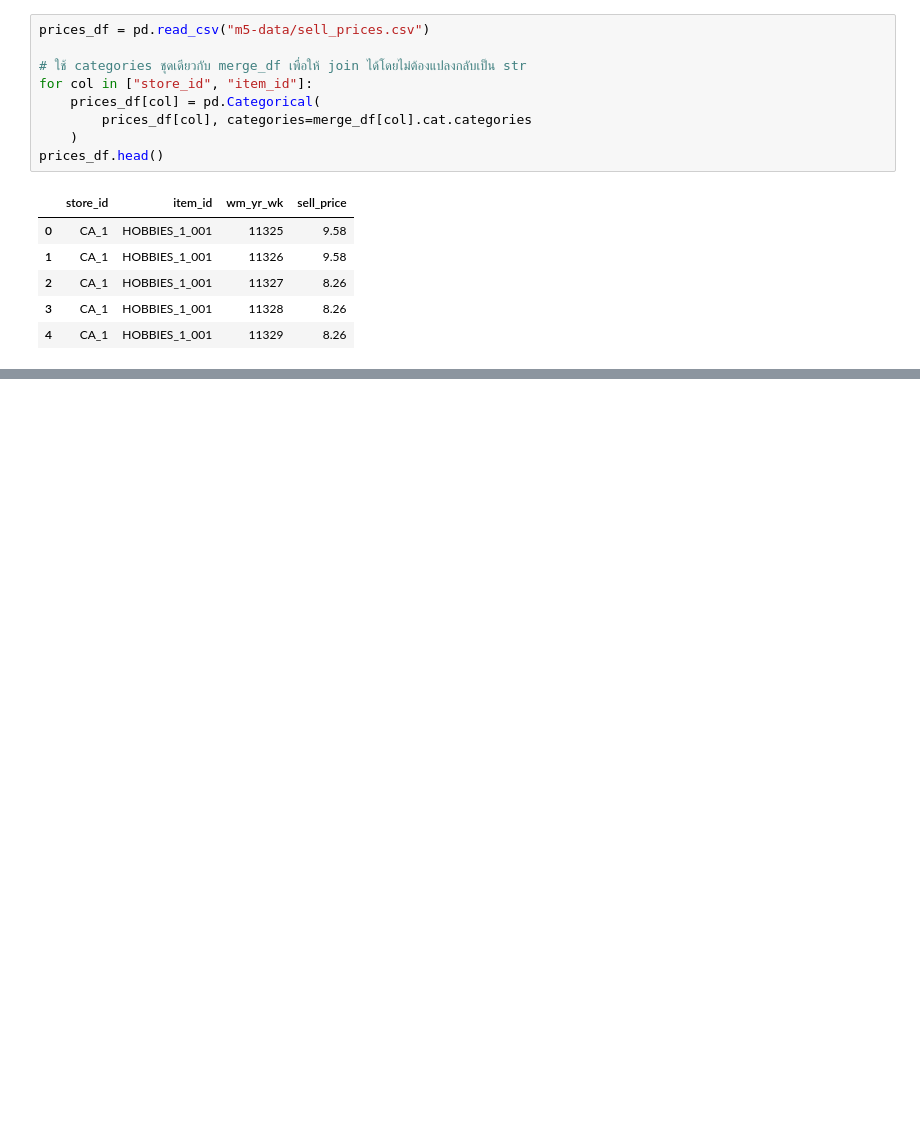
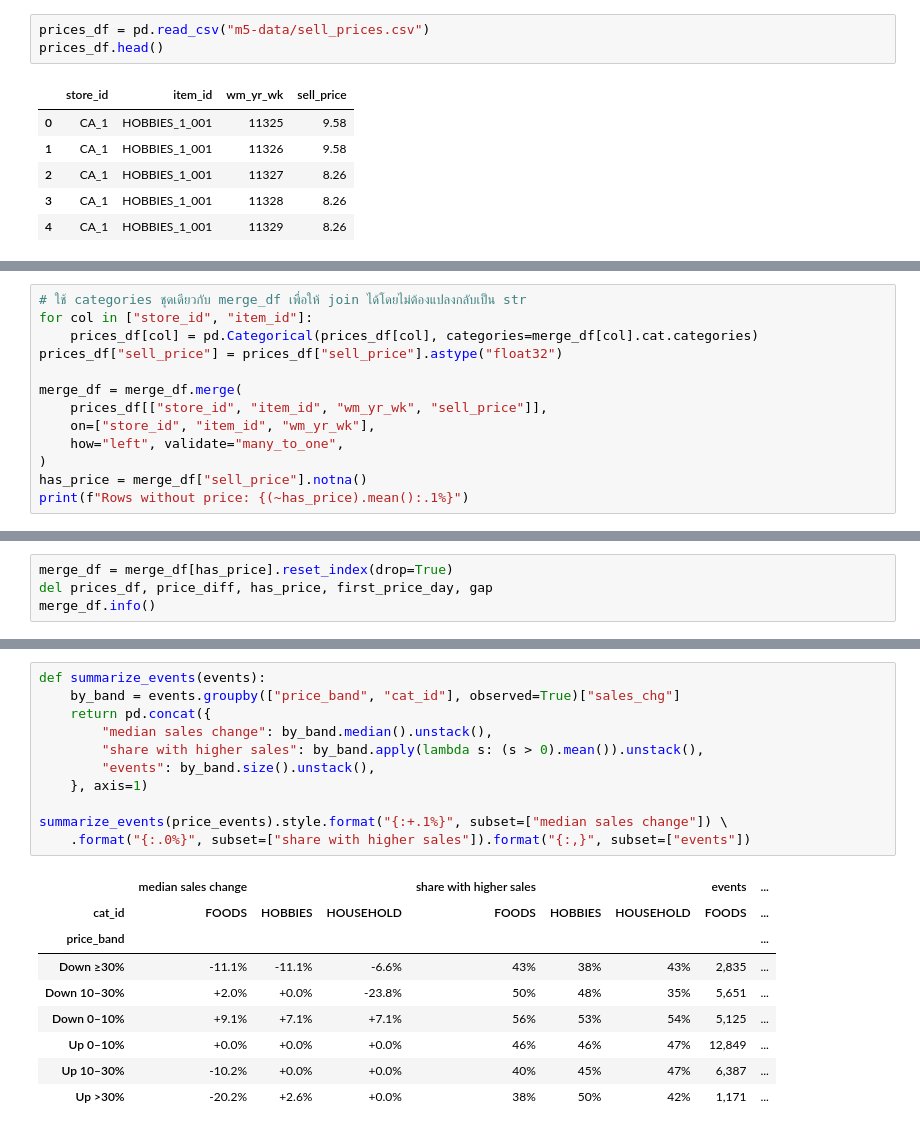
Before and after one commit to fpatt/kaggle-m5-accuracy, a Jupyter notebook: eda.ipynb, the cells around one changed output, grey strips where cells are left out. Cells and saved outputs as stored; diff of their text form; blank space fills up the shorter version.

Commit message:
feat(eda): add price, sales pattern analysis and feature summary

```diff
--- a/eda.ipynb
+++ b/eda.ipynb
@@ -290,11 +283,5 @@ snap_sales.style.format({"non_snap": "{:.3f}", "snap": "{:.3f}", "lift": "{:+.1%
 # %%
 prices_df = pd.read_csv("m5-data/sell_prices.csv")
-
-# ใช้ categories ชุดเดียวกับ merge_df เพื่อให้ join ได้โดยไม่ต้องแปลงกลับเป็น str
-for col in ["store_id", "item_id"]:
-    prices_df[col] = pd.Categorical(
-        prices_df[col], categories=merge_df[col].cat.categories
-    )
 prices_df.head()
 # %% [output]
 |  | store_id | item_id | wm_yr_wk | sell_price |
@@ -305,0 +345,13 @@ prices_df.head()
+# %%
+# ใช้ categories ชุดเดียวกับ merge_df เพื่อให้ join ได้โดยไม่ต้องแปลงกลับเป็น str
+for col in ["store_id", "item_id"]:
+    prices_df[col] = pd.Categorical(prices_df[col], categories=merge_df[col].cat.categories)
+prices_df["sell_price"] = prices_df["sell_price"].astype("float32")
+
+merge_df = merge_df.merge(
+    prices_df[["store_id", "item_id", "wm_yr_wk", "sell_price"]],
+    on=["store_id", "item_id", "wm_yr_wk"],
+    how="left", validate="many_to_one",
+)
+has_price = merge_df["sell_price"].notna()
+print(f"Rows without price: {(~has_price).mean():.1%}")
@@ -305,0 +373,4 @@ prices_df.head()
+# %%
+merge_df = merge_df[has_price].reset_index(drop=True)
+del prices_df, price_diff, has_price, first_price_day, gap
+merge_df.info()
@@ -305,0 +449,21 @@ prices_df.head()
+# %%
+def summarize_events(events):
+    by_band = events.groupby(["price_band", "cat_id"], observed=True)["sales_chg"]
+    return pd.concat({
+        "median sales change": by_band.median().unstack(),
+        "share with higher sales": by_band.apply(lambda s: (s > 0).mean()).unstack(),
+        "events": by_band.size().unstack(),
+    }, axis=1)
+
+summarize_events(price_events).style.format("{:+.1%}", subset=["median sales change"]) \
+    .format("{:.0%}", subset=["share with higher sales"]).format("{:,}", subset=["events"])
+# %% [output]
+|  | median sales change |  |  | share with higher sales |  |  | events | ... |
+| cat_id | FOODS | HOBBIES | HOUSEHOLD | FOODS | HOBBIES | HOUSEHOLD | FOODS | ... |
+| price_band |  |  |  |  |  |  |  | ... |
+| Down ≥30% | -11.1% | -11.1% | -6.6% | 43% | 38% | 43% | 2,835 | ... |
+| Down 10–30% | +2.0% | +0.0% | -23.8% | 50% | 48% | 35% | 5,651 | ... |
+| Down 0–10% | +9.1% | +7.1% | +7.1% | 56% | 53% | 54% | 5,125 | ... |
+| Up 0–10% | +0.0% | +0.0% | +0.0% | 46% | 46% | 47% | 12,849 | ... |
+| Up 10–30% | -10.2% | +0.0% | +0.0% | 40% | 45% | 47% | 6,387 | ... |
+| Up >30% | -20.2% | +2.6% | +0.0% | 38% | 50% | 42% | 1,171 | ... |
```
Also changed, not shown: parts of 47 cells of this notebook.
